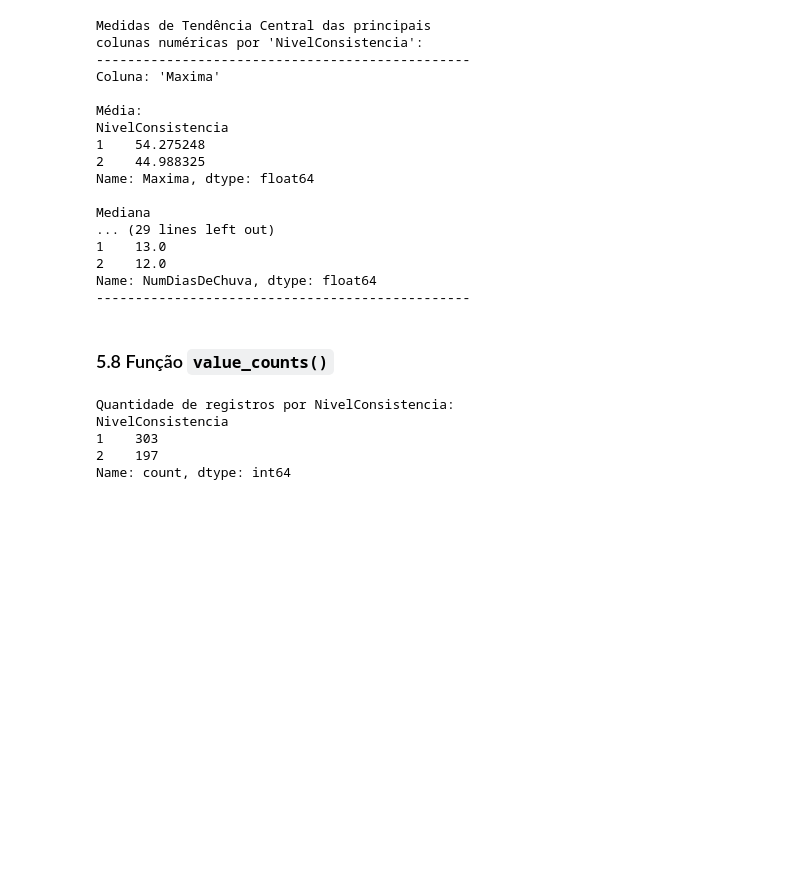
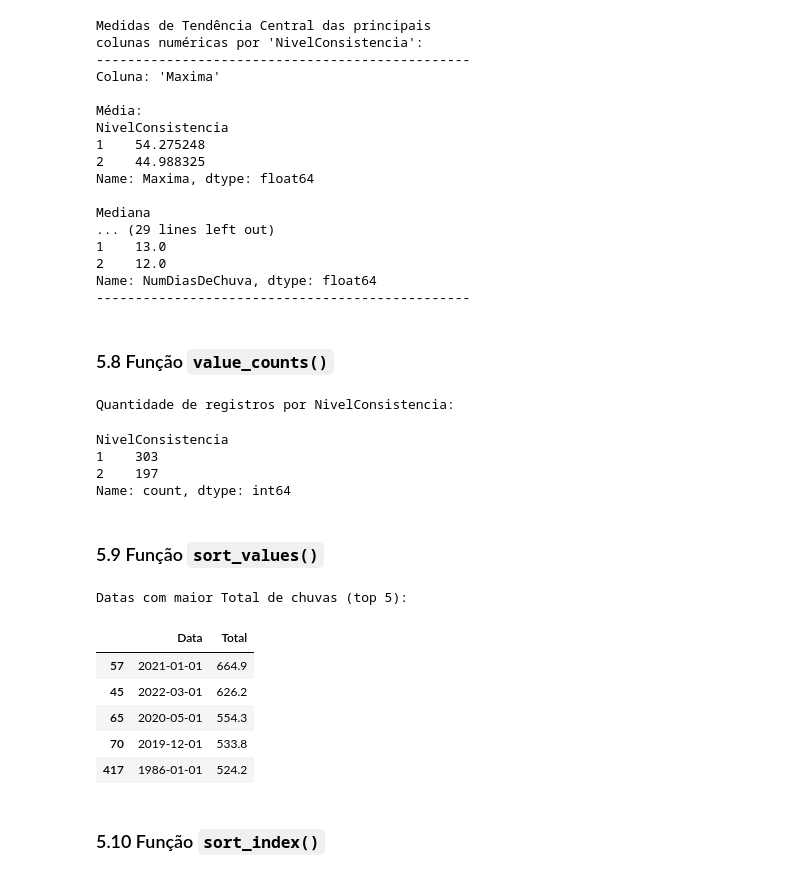
Before and after one commit to jonestiago/rainfall-timeseries-analysis, a Jupyter notebook: notebook/a_analise_exploratoria.ipynb, the cells around one changed output. Cells and saved outputs as stored; diff of their text form; code cells hidden in the pictures; blank space fills up the shorter version.

```diff
--- a/notebook/a_analise_exploratoria.ipynb
+++ b/notebook/a_analise_exploratoria.ipynb
@@ -563,10 +563,26 @@ Name: NumDiasDeChuva, dtype: float64
 ### 5.8 Função `value_counts()`
 # %%
 print("Quantidade de registros por NivelConsistencia:")
-print(df_ajustado['NivelConsistencia'].value_counts())
+df_ajustado['NivelConsistencia'].value_counts()
 # %% [output]
 Quantidade de registros por NivelConsistencia:
-NivelConsistencia
-1    303
-2    197
-Name: count, dtype: int64
+NivelConsistencia
+1    303
+2    197
+Name: count, dtype: int64
+# %% [markdown]
+### 5.9 Função `sort_values()`
+# %%
+# Função sort_values()
+print("Datas com maior Total de chuvas (top 5):")
+df_ajustado.sort_values('Total', ascending=False)[['Data', 'Total']].head(5)
+# %% [output]
+Datas com maior Total de chuvas (top 5):
+|  | Data | Total |
+| 57 | 2021-01-01 | 664.9 |
+| 45 | 2022-03-01 | 626.2 |
+| 65 | 2020-05-01 | 554.3 |
+| 70 | 2019-12-01 | 533.8 |
+| 417 | 1986-01-01 | 524.2 |
+# %% [markdown]
+### 5.10 Função `sort_index()`
```
Also changed, not shown: parts of 1 cell of this notebook.
